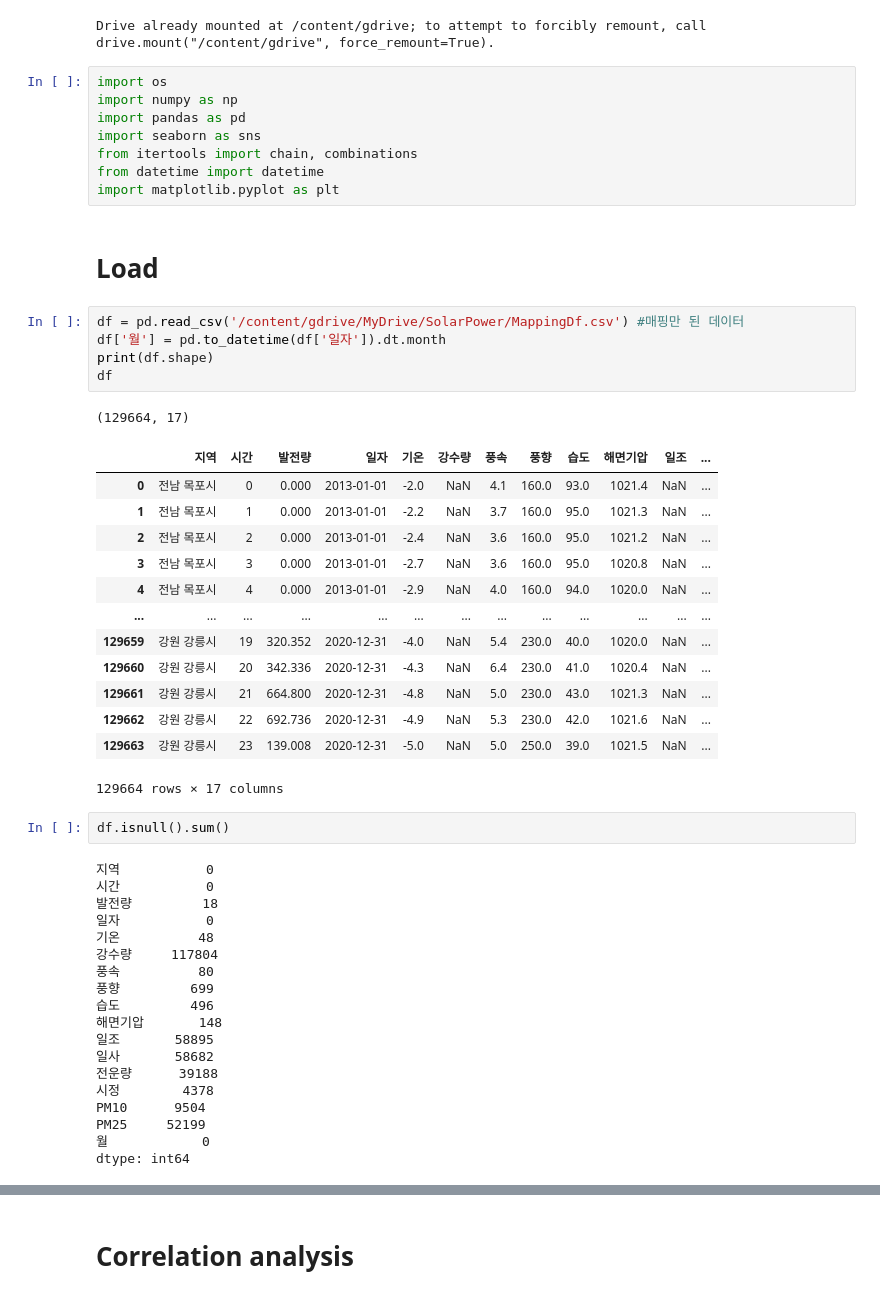
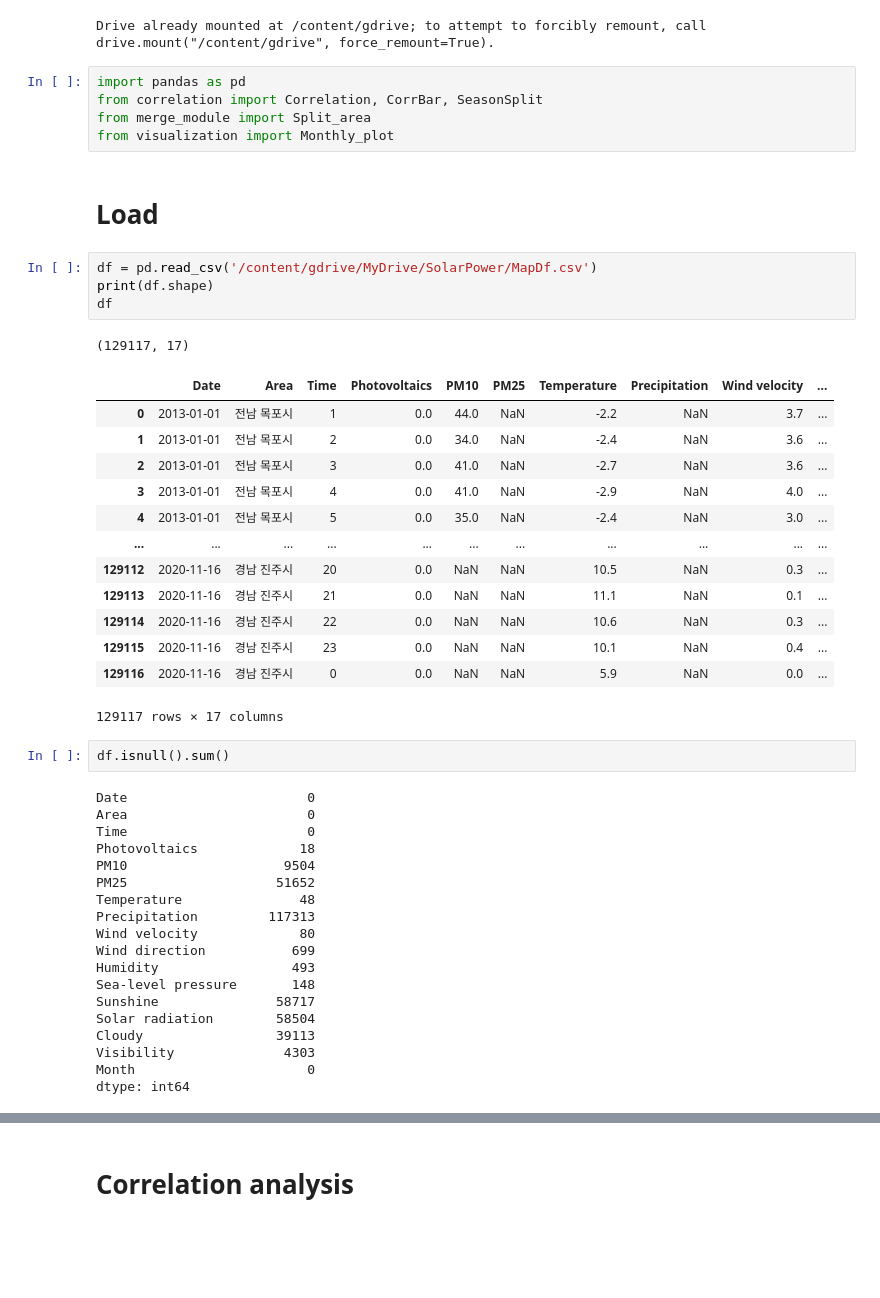
Before and after one commit to Hanchaeeun/SolarPower-Analysis, a Jupyter notebook: 03_Correlation-Analysis.ipynb, the cells around one changed output, grey strips where cells are left out. Cells and saved outputs as stored; diff of their text form; blank space fills up the shorter version.

```diff
--- a/03_Correlation-Analysis.ipynb
+++ b/03_Correlation-Analysis.ipynb
@@ -3,55 +3,51 @@ from google.colab import drive
 drive.mount('/content/gdrive')
 # %% [output]
 Drive already mounted at /content/gdrive; to attempt to forcibly remount, call drive.mount("/content/gdrive", force_remount=True).
-# %%
-import os
-import numpy as np
-import pandas as pd
-import seaborn as sns
-from itertools import chain, combinations
-from datetime import datetime
-import matplotlib.pyplot as plt
+# %%
+import pandas as pd
+from correlation import Correlation, CorrBar, SeasonSplit
+from merge_module import Split_area
+from visualization import Monthly_plot
 # %% [markdown]
 # Load
 # %%
-df = pd.read_csv('/content/gdrive/MyDrive/SolarPower/MappingDf.csv') #매핑만 된 데이터
-df['월'] = pd.to_datetime(df['일자']).dt.month
+df = pd.read_csv('/content/gdrive/MyDrive/SolarPower/MapDf.csv')
 print(df.shape)
 df
 # %% [output]
-(129664, 17)
+(129117, 17)
-|  | 지역 | 시간 | 발전량 | 일자 | 기온 | 강수량 | 풍속 | 풍향 | 습도 | 해면기압 | 일조 | ... |
-| 0 | 전남 목포시 | 0 | 0.000 | 2013-01-01 | -2.0 | NaN | 4.1 | 160.0 | 93.0 | 1021.4 | NaN | ... |
-| 1 | 전남 목포시 | 1 | 0.000 | 2013-01-01 | -2.2 | NaN | 3.7 | 160.0 | 95.0 | 1021.3 | NaN | ... |
-| 2 | 전남 목포시 | 2 | 0.000 | 2013-01-01 | -2.4 | NaN | 3.6 | 160.0 | 95.0 | 1021.2 | NaN | ... |
-| 3 | 전남 목포시 | 3 | 0.000 | 2013-01-01 | -2.7 | NaN | 3.6 | 160.0 | 95.0 | 1020.8 | NaN | ... |
-| 4 | 전남 목포시 | 4 | 0.000 | 2013-01-01 | -2.9 | NaN | 4.0 | 160.0 | 94.0 | 1020.0 | NaN | ... |
-| ... | ... | ... | ... | ... | ... | ... | ... | ... | ... | ... | ... | ... |
-| 129659 | 강원 강릉시 | 19 | 320.352 | 2020-12-31 | -4.0 | NaN | 5.4 | 230.0 | 40.0 | 1020.0 | NaN | ... |
-| 129660 | 강원 강릉시 | 20 | 342.336 | 2020-12-31 | -4.3 | NaN | 6.4 | 230.0 | 41.0 | 1020.4 | NaN | ... |
-| 129661 | 강원 강릉시 | 21 | 664.800 | 2020-12-31 | -4.8 | NaN | 5.0 | 230.0 | 43.0 | 1021.3 | NaN | ... |
-| 129662 | 강원 강릉시 | 22 | 692.736 | 2020-12-31 | -4.9 | NaN | 5.3 | 230.0 | 42.0 | 1021.6 | NaN | ... |
-| 129663 | 강원 강릉시 | 23 | 139.008 | 2020-12-31 | -5.0 | NaN | 5.0 | 250.0 | 39.0 | 1021.5 | NaN | ... |
+|  | Date | Area | Time | Photovoltaics | PM10 | PM25 | Temperature | Precipitation | Wind velocity | ... |
+| 0 | 2013-01-01 | 전남 목포시 | 1 | 0.0 | 44.0 | NaN | -2.2 | NaN | 3.7 | ... |
+| 1 | 2013-01-01 | 전남 목포시 | 2 | 0.0 | 34.0 | NaN | -2.4 | NaN | 3.6 | ... |
+| 2 | 2013-01-01 | 전남 목포시 | 3 | 0.0 | 41.0 | NaN | -2.7 | NaN | 3.6 | ... |
+| 3 | 2013-01-01 | 전남 목포시 | 4 | 0.0 | 41.0 | NaN | -2.9 | NaN | 4.0 | ... |
+| 4 | 2013-01-01 | 전남 목포시 | 5 | 0.0 | 35.0 | NaN | -2.4 | NaN | 3.0 | ... |
+| ... | ... | ... | ... | ... | ... | ... | ... | ... | ... | ... |
+| 129112 | 2020-11-16 | 경남 진주시 | 20 | 0.0 | NaN | NaN | 10.5 | NaN | 0.3 | ... |
+| 129113 | 2020-11-16 | 경남 진주시 | 21 | 0.0 | NaN | NaN | 11.1 | NaN | 0.1 | ... |
+| 129114 | 2020-11-16 | 경남 진주시 | 22 | 0.0 | NaN | NaN | 10.6 | NaN | 0.3 | ... |
+| 129115 | 2020-11-16 | 경남 진주시 | 23 | 0.0 | NaN | NaN | 10.1 | NaN | 0.4 | ... |
+| 129116 | 2020-11-16 | 경남 진주시 | 0 | 0.0 | NaN | NaN | 5.9 | NaN | 0.0 | ... |
-129664 rows × 17 columns
+129117 rows × 17 columns
 # %%
 df.isnull().sum()
 # %% [output]
-지역           0
-시간           0
-발전량         18
-일자           0
-기온          48
-강수량     117804
-풍속          80
-풍향         699
-습도         496
-해면기압       148
-일조       58895
-일사       58682
-전운량      39188
-시정        4378
-PM10      9504
-PM25     52199
-월            0
+Date                       0
+Area                       0
+Time                       0
+Photovoltaics             18
+PM10                    9504
+PM25                   51652
+Temperature               48
+Precipitation         117313
+Wind velocity             80
+Wind direction           699
+Humidity                 493
+Sea-level pressure       148
+Sunshine               58717
+Solar radiation        58504
+Cloudy                 39113
+Visibility              4303
+Month                      0
 dtype: int64
 # %%
```
Also changed, not shown: parts of 42 cells of this notebook.
